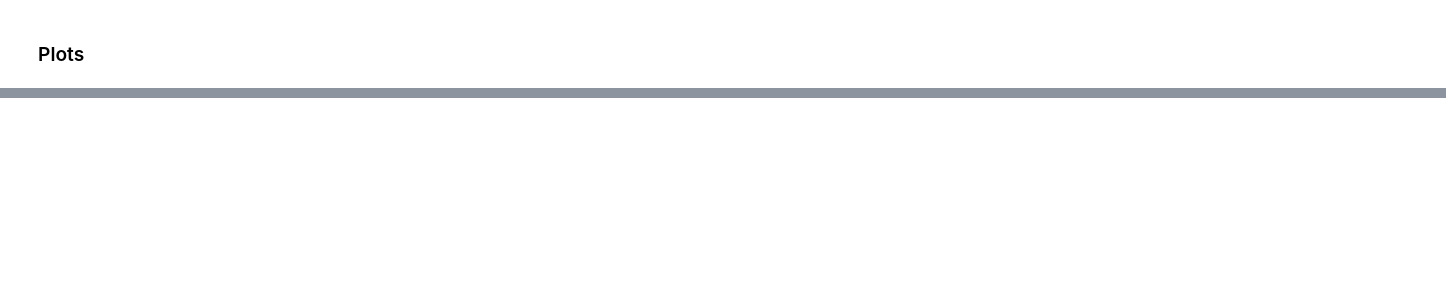
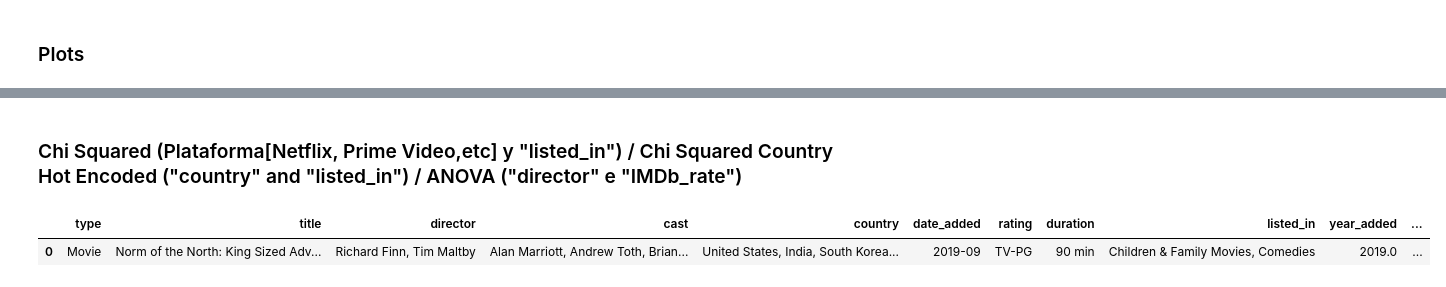
Before and after one commit to VictorLJay/Netflix-Analysis, a Jupyter notebook: your-project/Project 5 - Netflix Analysis.ipynb, the cells around one changed output, grey strips where cells are left out. Cells and saved outputs as stored; diff of their text form; code cells hidden in the pictures; blank space fills up the shorter version.

```diff
--- a/your-project/Project 5 - Netflix Analysis.ipynb
+++ b/your-project/Project 5 - Netflix Analysis.ipynb
@@ -44,0 +50,7 @@ plt.show()
+# %% [markdown]
+### Chi Squared (Plataforma[Netflix, Prime Video,etc] y "listed_in") / Chi Squared Country Hot Encoded ("country" and "listed_in") / ANOVA ("director" e "IMDb_rate")
+# %%
+netflix.head(1)
+# %% [output]
+|  | type | title | director | cast | country | date_added | rating | duration | listed_in | year_added | ... |
+| 0 | Movie | Norm of the North: King Sized Adv... | Richard Finn, Tim Maltby | Alan Marriott, Andrew Toth, Brian... | United States, India, South Korea... | 2019-09 | TV-PG | 90 min | Children & Family Movies, Comedies | 2019.0 | ... |
```
Also changed, not shown: parts of 13 cells of this notebook, 4 other files.
